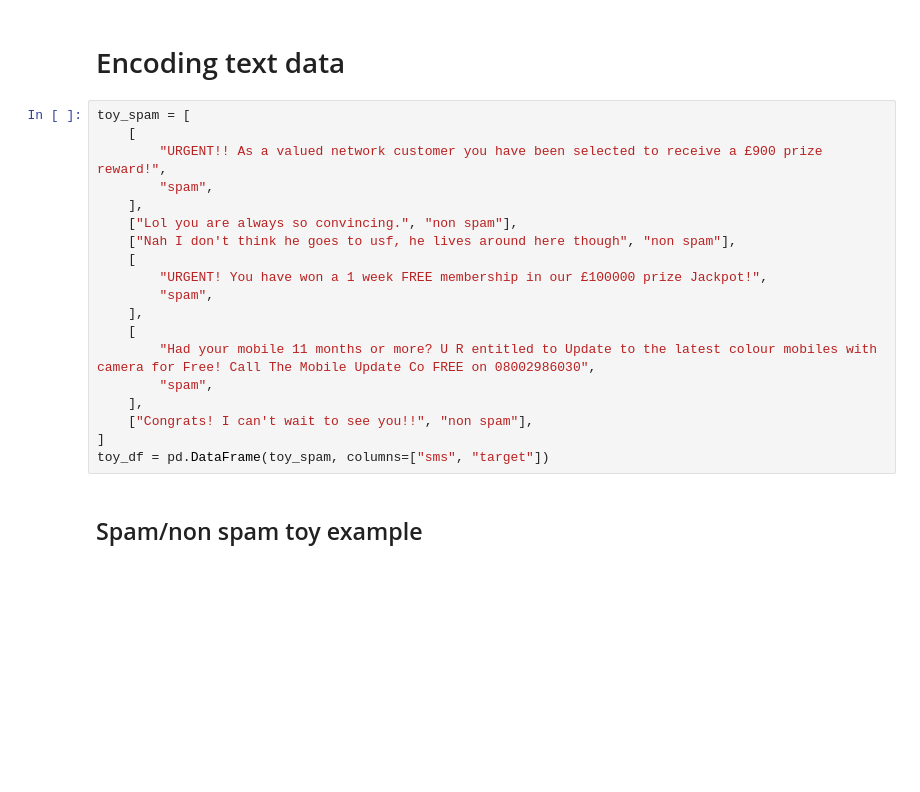
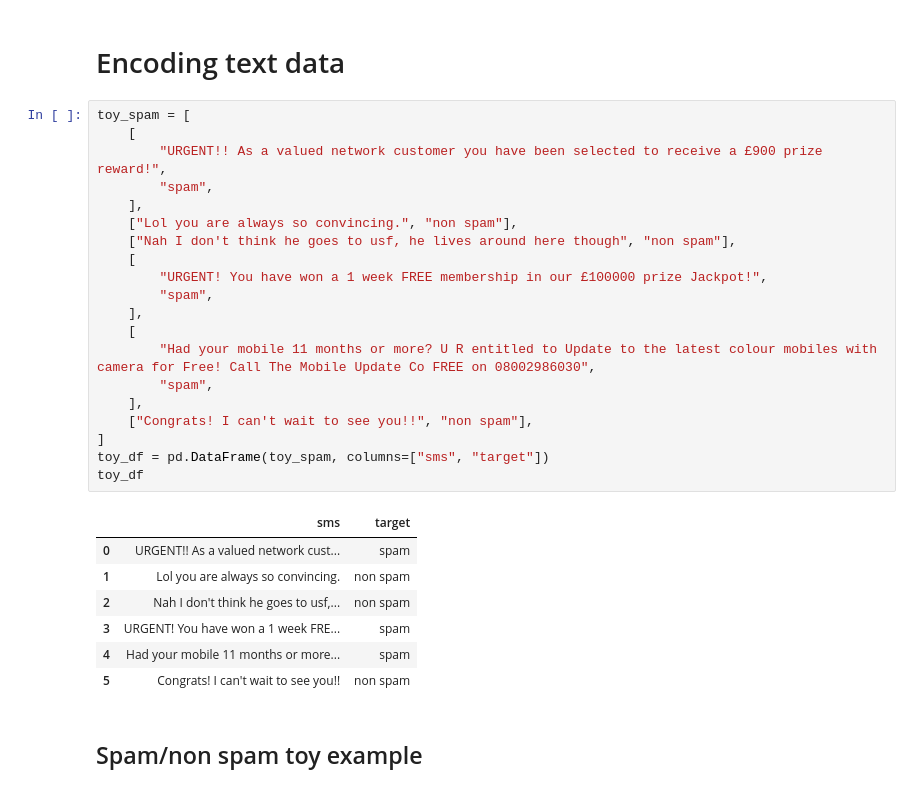
Before and after one commit to UBC-CS/cpsc330-2022W2, a Jupyter notebook: lectures/AmirAbdi/06_column-transformer-text-feats.ipynb, the cells around one changed output. Cells and saved outputs as stored; diff of their text form; blank space fills up the shorter version.

```diff
--- a/lectures/AmirAbdi/06_column-transformer-text-feats.ipynb
+++ b/lectures/AmirAbdi/06_column-transformer-text-feats.ipynb
@@ -700,22 +1301,31 @@ As responsible researchers, we should exclude certain features from the data **e
 # %%
 toy_spam = [
     [
         "URGENT!! As a valued network customer you have been selected to receive a £900 prize reward!",
         "spam",
     ],
     ["Lol you are always so convincing.", "non spam"],
     ["Nah I don't think he goes to usf, he lives around here though", "non spam"],
     [
         "URGENT! You have won a 1 week FREE membership in our £100000 prize Jackpot!",
         "spam",
     ],
     [
         "Had your mobile 11 months or more? U R entitled to Update to the latest colour mobiles with camera for Free! Call The Mobile Update Co FREE on 08002986030",
         "spam",
     ],
     ["Congrats! I can't wait to see you!!", "non spam"],
 ]
 toy_df = pd.DataFrame(toy_spam, columns=["sms", "target"])
+toy_df
+# %% [output]
+|  | sms | target |
+| 0 | URGENT!! As a valued network cust... | spam |
+| 1 | Lol you are always so convincing. | non spam |
+| 2 | Nah I don't think he goes to usf,... | non spam |
+| 3 | URGENT! You have won a 1 week FRE... | spam |
+| 4 | Had your mobile 11 months or more... | spam |
+| 5 | Congrats! I can't wait to see you!! | non spam |
 # %% [markdown]
 ## Spam/non spam toy example
 # %% [markdown]
```
Also changed, not shown: parts of 108 cells of this notebook.
